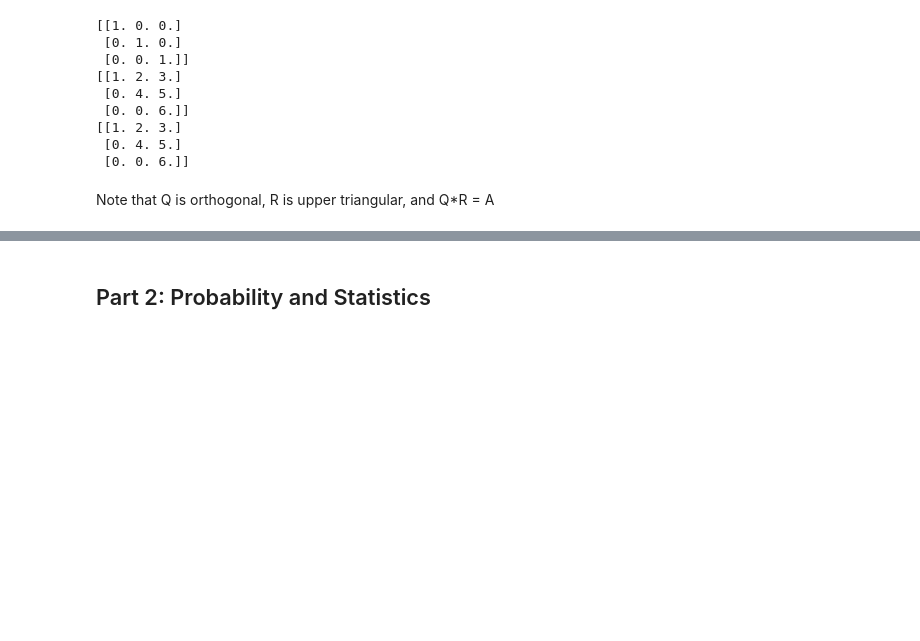
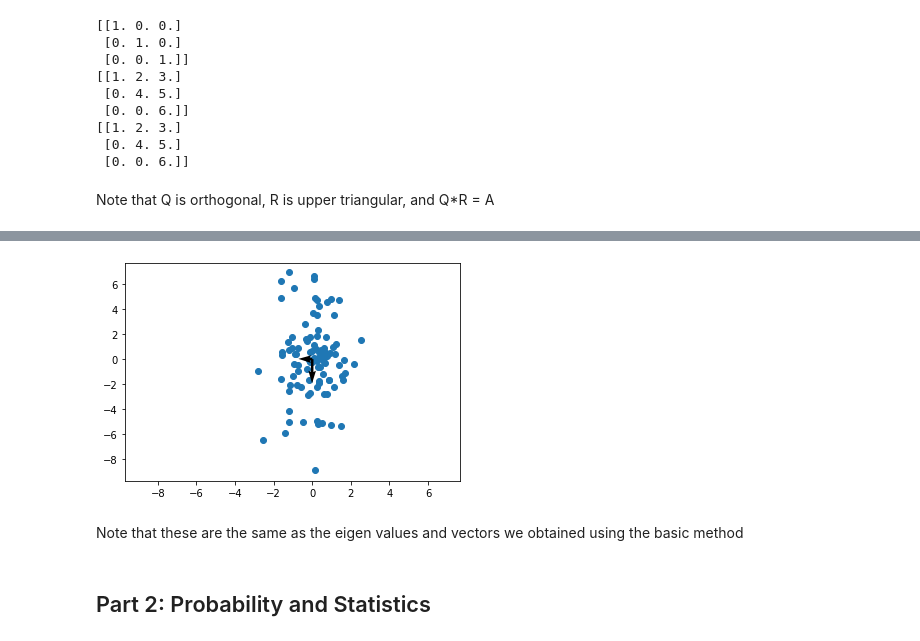
Before and after one commit to AIMLC-IITD/Summer-of-ML-2021, a Jupyter notebook: Week-1/Day-1/main.ipynb, the cells around one changed output, grey strips where cells are left out. Saved outputs shown, nothing was run; the diff lists cells and outputs as text; code cells hidden in the pictures; blank space fills up the shorter version.

```diff
--- a/Week-1/Day-1/main.ipynb
+++ b/Week-1/Day-1/main.ipynb
@@ -114,3 +232,28 @@ Principal component analysis (PCA) is the process of computing the principal com
+# %%
+pca = PCA(n_components=2)
+pca.fit(A)
+
+# getting the principal components
+component_vectors = pca.components_
+component_values = np.sqrt(pca.explained_variance_)
+components = component_vectors / (np.sqrt(component_values))
+
+# scaling the components jus for clearer visualisation
+components = 1.5*components
+
+center = (0, 0)
+centers = [center for i in range(0, components.shape[0])]
+
+# Plotting stuff that is not important to know for this workshop
+plt.scatter(A[:, 0], A[:, 1])
+plt.quiver(*centers, components[:,0], components[:,1], scale=21)
+plt.ylim(y_axes_boundaries)
+plt.xlim(y_axes_boundaries)
+plt.show()
+# %% [output]
+[figure, added]
+# %% [markdown]
+Note that these are the same as the eigen values and vectors we obtained using the basic method
 # %% [markdown]
 ## Part 2: Probability and Statistics
 # %% [markdown]
```
Also changed, not shown: parts of 23 cells of this notebook.
